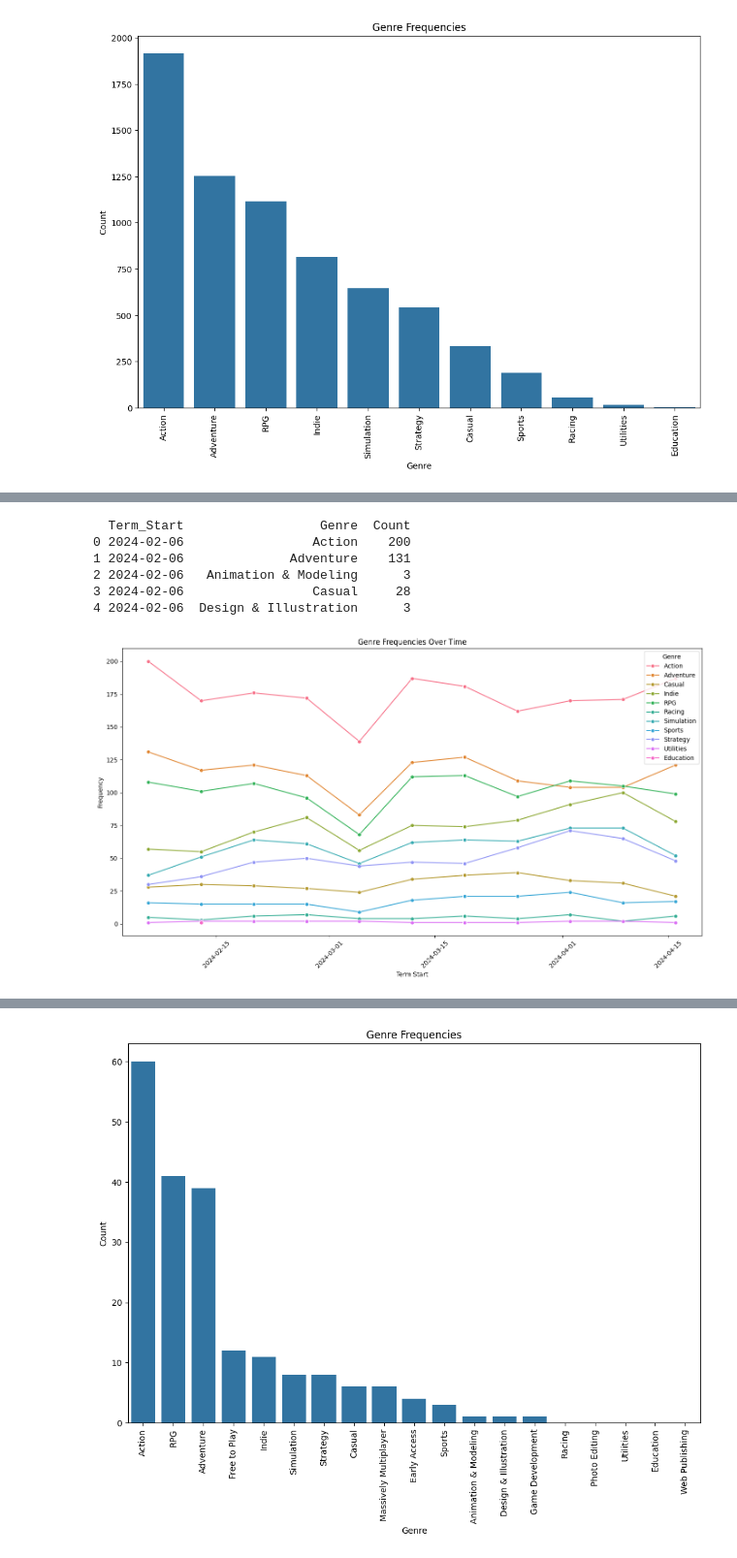
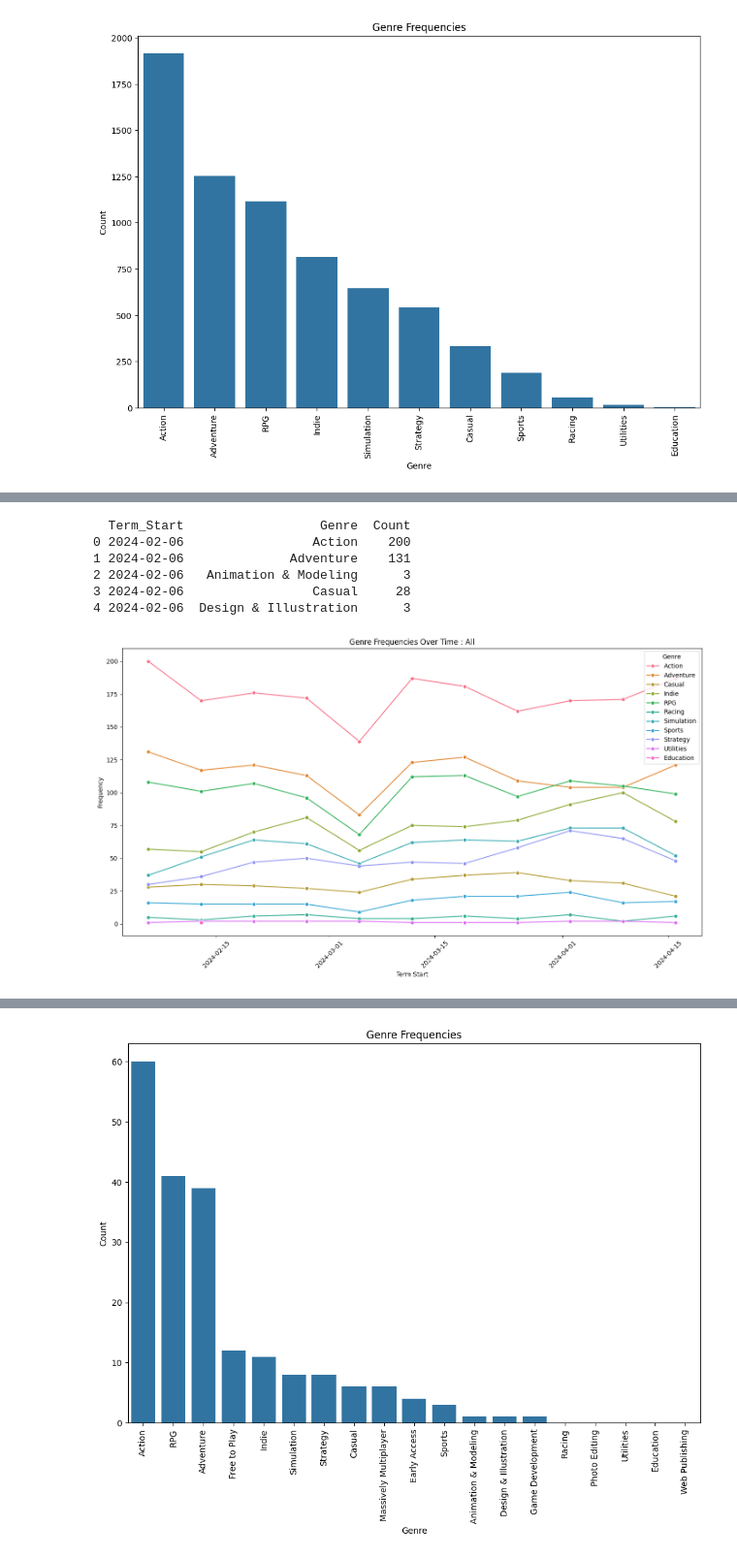
Before and after one commit to TTobing3/-, a Jupyter notebook: project.ipynb, the cells around one changed output, grey strips where cells are left out. Shown at 97% size. Saved outputs shown, nothing was run; the diff lists cells and outputs as text; code cells hidden in the pictures.

```diff
--- a/project.ipynb
+++ b/project.ipynb
@@ -404,7 +404,7 @@ def draw_GenreFrequenciesOverTime(country, option) :
   #시각화
   plt.figure(figsize=(14, 8))
   sns.lineplot(data=df_flow, x='Term_Start', y='Count', hue='Genre', marker='o')
-  plt.title('Genre Frequencies Over Time')
+  plt.title('Genre Frequencies Over Time : '+country)
   plt.xlabel('Term Start')
   plt.ylabel('Frequency')
   plt.xticks(rotation=45)
@@ -438,15 +438,15 @@ draw_GenreFrequenciesOverTime('',1)
 # %%
 # 메가 장르만 포함 추이
 
-draw_GenreFrequenciesOverTime('',1)
+draw_GenreFrequenciesOverTime('All',1)
 # %% [output]
   Term_Start                  Genre  Count
 0 2024-02-06                 Action    200
 1 2024-02-06              Adventure    131
 2 2024-02-06   Animation & Modeling      3
 3 2024-02-06                 Casual     28
 4 2024-02-06  Design & Illustration      3
-[figure, old version]
+[figure, new version]
 # %%
 # 한국, 예외 장르 제외 추이
 
```
Also changed, not shown: parts of 13 cells of this notebook.
